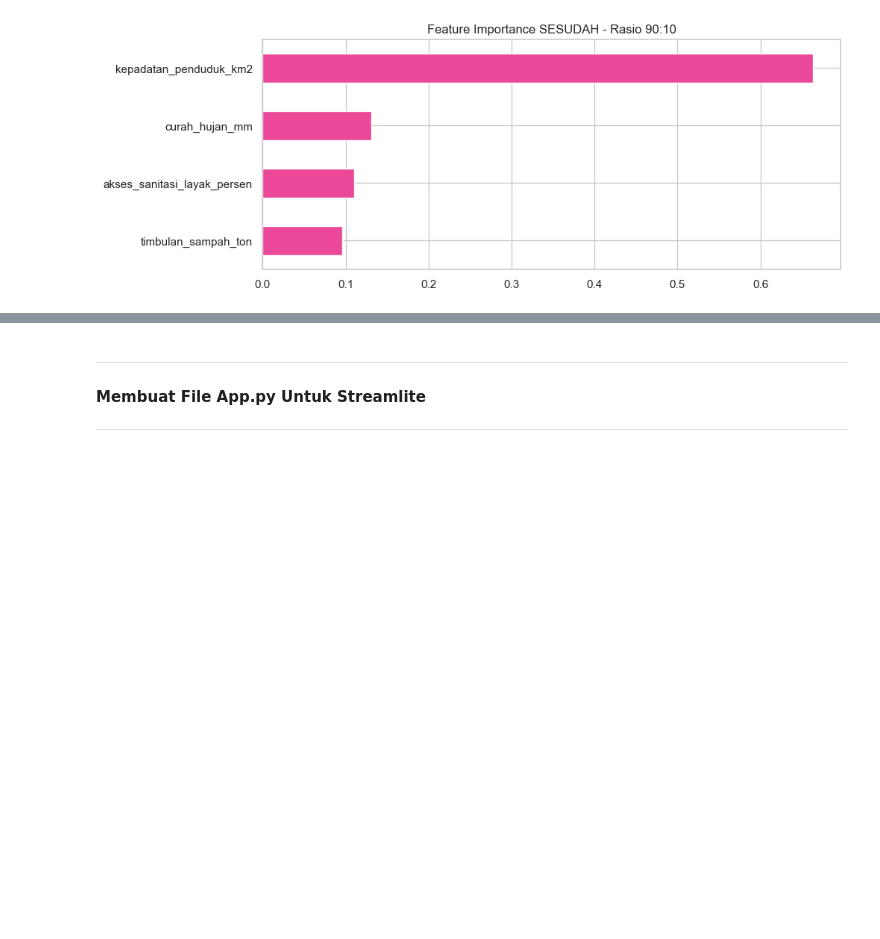
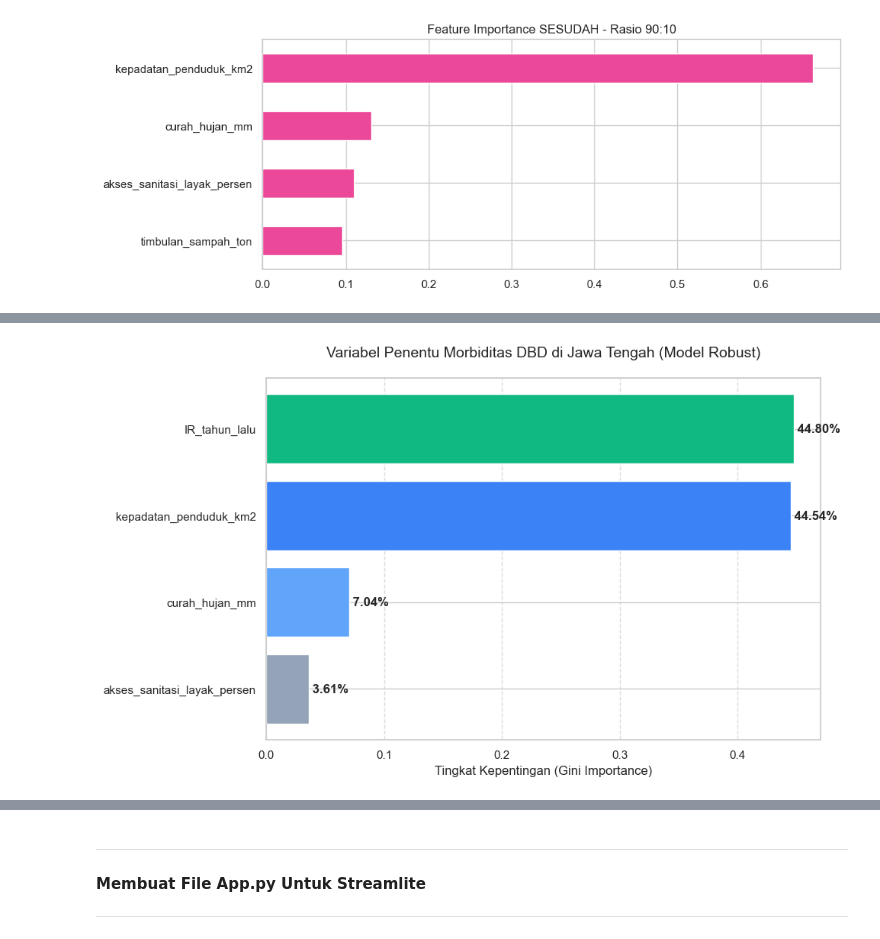
Before and after one commit to Syahrrulll/analisis_dbd, a Jupyter notebook: DBD.ipynb, the cells around one changed output, grey strips where cells are left out. Drawn from its saved outputs; the diff is of its cells as text; code cells hidden in the pictures; blank space fills up the shorter version.

```diff
--- a/DBD.ipynb
+++ b/DBD.ipynb
@@ -384,0 +549,31 @@ df_wrangled.to_csv('df_gabungan.csv', index=False)
+# %%
+# ============================================================================
+# VISUALISASI FEATURE IMPORTANCE MODEL ROBUST (FINAL)
+# ============================================================================
+
+# 1. Mengambil nilai importance dari model_robust
+importances_robust = model_robust.feature_importances_
+feature_names = ['IR_tahun_lalu', 'kepadatan_penduduk_km2', 'curah_hujan_mm', 'akses_sanitasi_layak_persen']
+
+# 2. Membuat DataFrame untuk memudahkan plotting
+df_imp_robust = pd.DataFrame({
+    'Variabel': feature_names,
+    'Importance': importances_robust
+}).sort_values(by='Importance', ascending=True)
+
+# 3. Visualisasi Horizontal Bar Chart
+plt.figure(figsize=(10, 6))
+colors = ['#94a3b8', '#60a5fa', '#3b82f6', '#10b981'] # Hijau untuk yang paling penting
+plt.barh(df_imp_robust['Variabel'], df_imp_robust['Importance'], color=colors)
+
+# Menambahkan label angka di ujung bar
+for index, value in enumerate(df_imp_robust['Importance']):
+    plt.text(value, index, f' {value*100:.2f}%', va='center', fontweight='bold')
+
+plt.title("Variabel Penentu Morbiditas DBD di Jawa Tengah (Model Robust)", fontsize=14, pad=20)
+plt.xlabel("Tingkat Kepentingan (Gini Importance)", fontsize=12)
+plt.grid(axis='x', linestyle='--', alpha=0.7)
+plt.tight_layout()
+plt.show()
+# %% [output]
+[figure, added]
```
Also changed, not shown: parts of 34 cells of this notebook, 1 other file.
